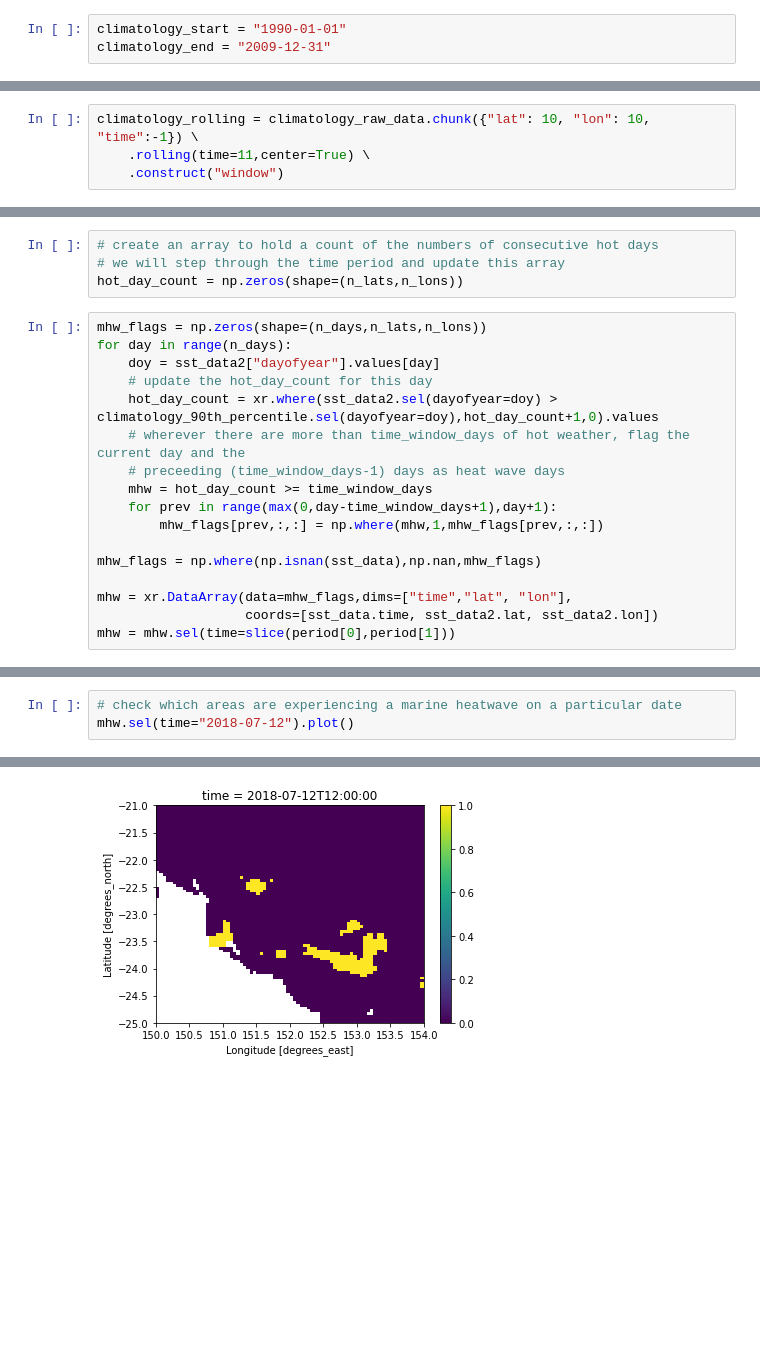
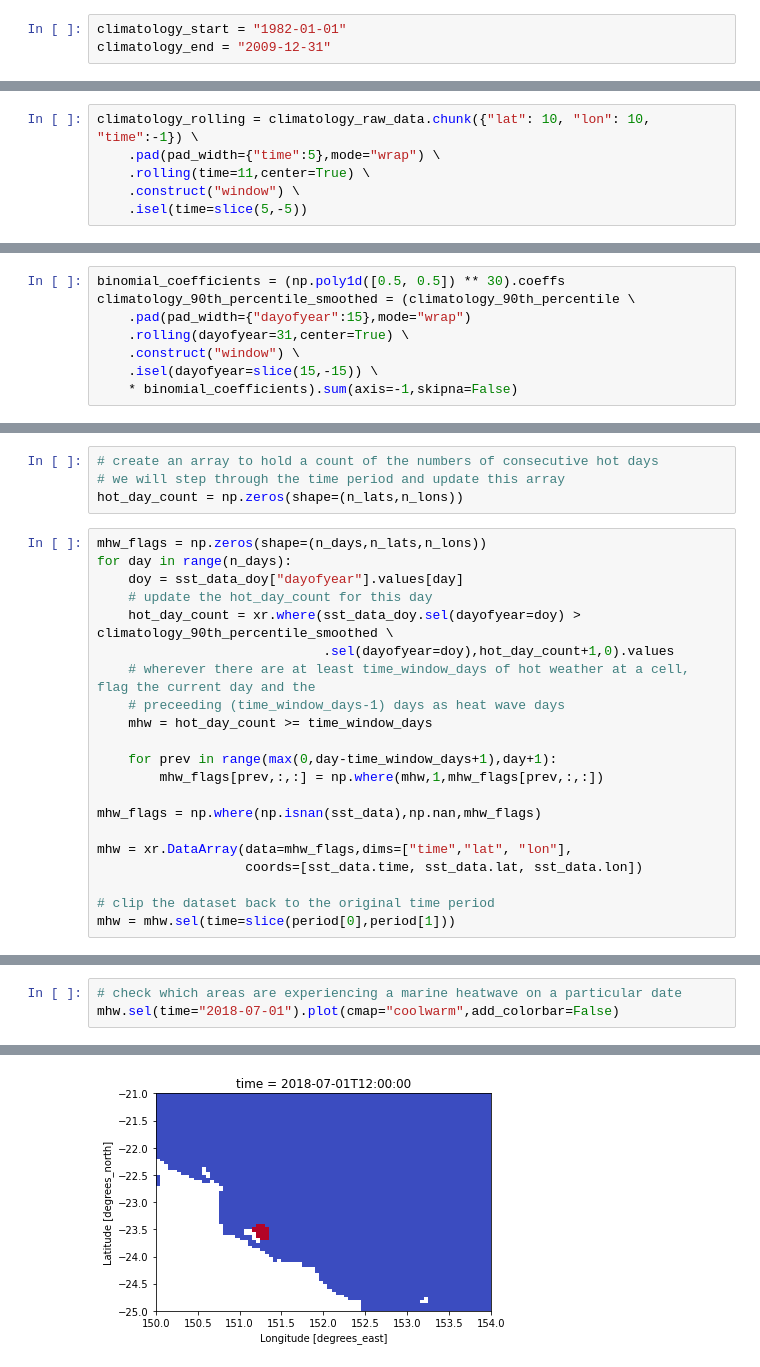
Before and after one commit to surftemp/regridding_tools, a Jupyter notebook: publish_to_zarr/tutorial2.ipynb, the cells around one changed output, grey strips where cells are left out. Saved outputs shown, nothing was run; the diff lists cells and outputs as text; blank space fills up the shorter version.

Commit message:
updates to tutorials, add binomial filter to smooth MHW climatology

```diff
--- a/publish_to_zarr/tutorial2.ipynb
+++ b/publish_to_zarr/tutorial2.ipynb
@@ -82,5 +86,5 @@ We will choose a 20-year period for our climatology and compute the 90th percent
 # %%
-climatology_start = "1990-01-01"
+climatology_start = "1982-01-01"
 climatology_end = "2009-12-31"
 # %%
 climatology_raw_data = sst_ds["analysed_sst"] \
@@ -89,7 +95,9 @@ climatology_raw_data = sst_ds["analysed_sst"] \
 # %%
 climatology_rolling = climatology_raw_data.chunk({"lat": 10, "lon": 10, "time":-1}) \
+    .pad(pad_width={"time":5},mode="wrap") \
     .rolling(time=11,center=True) \
-    .construct("window")
+    .construct("window") \
+    .isel(time=slice(5,-5))
 # %%
 climatology_90th_percentile = climatology_rolling.chunk({"time":-1}) \
     .groupby("time.dayofyear") \
@@ -106,0 +107,8 @@ climatology_90th_percentile.sel(dayofyear=180).plot()
+# %%
+binomial_coefficients = (np.poly1d([0.5, 0.5]) ** 30).coeffs
+climatology_90th_percentile_smoothed = (climatology_90th_percentile \
+    .pad(pad_width={"dayofyear":15},mode="wrap")
+    .rolling(dayofyear=31,center=True) \
+    .construct("window") \
+    .isel(dayofyear=slice(15,-15)) \
+    * binomial_coefficients).sum(axis=-1,skipna=False)
@@ -149,17 +158,21 @@ hot_day_count = np.zeros(shape=(n_lats,n_lons))
 # %%
 mhw_flags = np.zeros(shape=(n_days,n_lats,n_lons))
 for day in range(n_days):
-    doy = sst_data2["dayofyear"].values[day]
+    doy = sst_data_doy["dayofyear"].values[day]
     # update the hot_day_count for this day
-    hot_day_count = xr.where(sst_data2.sel(dayofyear=doy) > climatology_90th_percentile.sel(dayofyear=doy),hot_day_count+1,0).values
-    # wherever there are more than time_window_days of hot weather, flag the current day and the
+    hot_day_count = xr.where(sst_data_doy.sel(dayofyear=doy) > climatology_90th_percentile_smoothed \
+                             .sel(dayofyear=doy),hot_day_count+1,0).values
+    # wherever there are at least time_window_days of hot weather at a cell, flag the current day and the
     # preceeding (time_window_days-1) days as heat wave days
     mhw = hot_day_count >= time_window_days
+
     for prev in range(max(0,day-time_window_days+1),day+1):
         mhw_flags[prev,:,:] = np.where(mhw,1,mhw_flags[prev,:,:])
 
 mhw_flags = np.where(np.isnan(sst_data),np.nan,mhw_flags)
 
 mhw = xr.DataArray(data=mhw_flags,dims=["time","lat", "lon"],
-                   coords=[sst_data.time, sst_data2.lat, sst_data2.lon])
+                   coords=[sst_data.time, sst_data.lat, sst_data.lon])
+
+# clip the dataset back to the original time period
 mhw = mhw.sel(time=slice(period[0],period[1]))
@@ -166,7 +193,7 @@ mhw = mhw.sel(time=slice(period[0],period[1]))
 # %%
 # check which areas are experiencing a marine heatwave on a particular date
-mhw.sel(time="2018-07-12").plot()
+mhw.sel(time="2018-07-01").plot(cmap="coolwarm",add_colorbar=False)
 # %% [output]
 <matplotlib.collections.QuadMesh at 0x...>
-[figure, old version]
+[figure, new version]
 # %%
```
Also changed, not shown: parts of 19 cells of this notebook, 1 other file.
